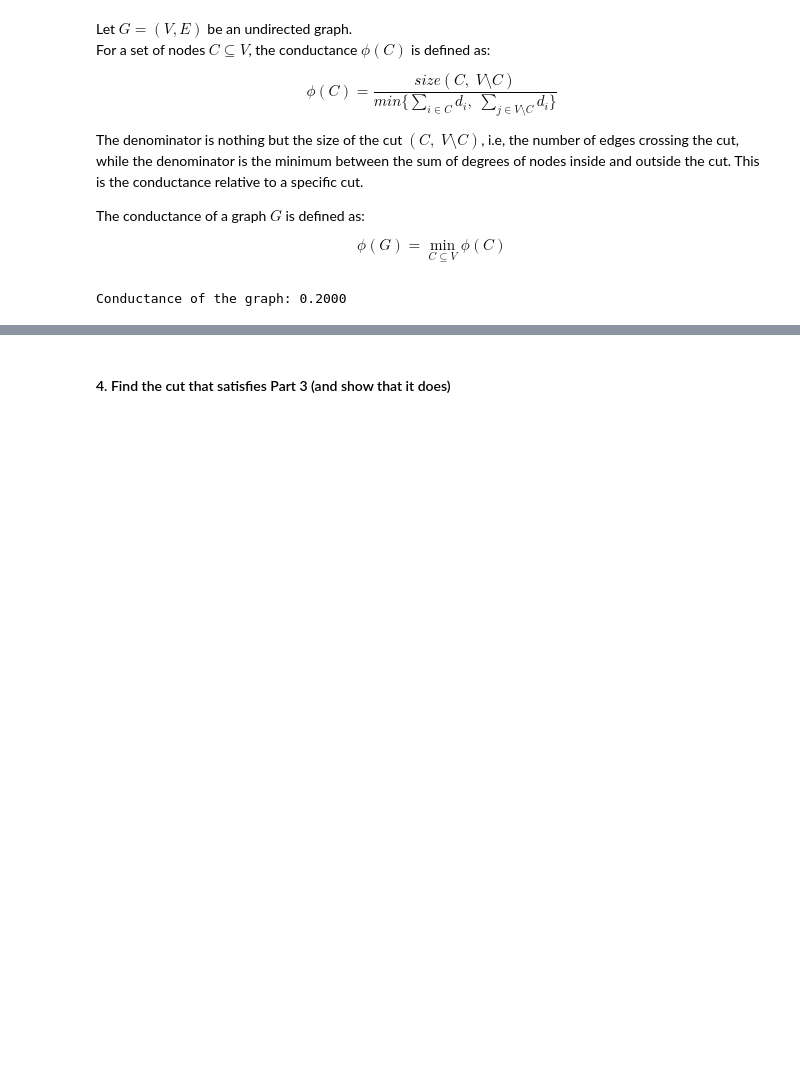
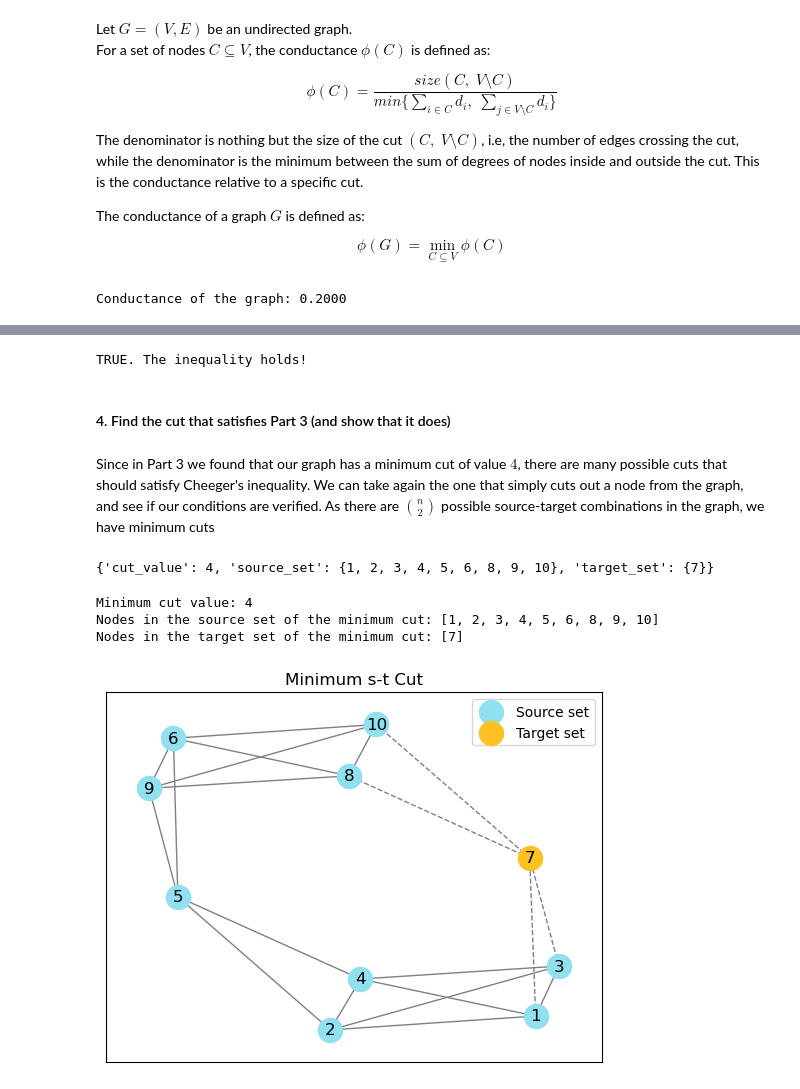
Before and after one commit to laacri/SNOM-social-networks, a Jupyter notebook: Homework/Problem2.ipynb, the cells around one changed output, grey strips where cells are left out. Saved outputs shown, nothing was run; the diff lists cells and outputs as text; code cells hidden in the pictures; blank space fills up the shorter version.

```diff
--- a/Homework/Problem2.ipynb
+++ b/Homework/Problem2.ipynb
@@ -412,2 +399,65 @@ matrix([[0.5, 1. ],
+# %%
+# Checking that Cheeger's Inequality holds
+def Cheeger_Inequality(l2, phi):
+    '''
+    Simple function that checks Cheeger's Inequality:
+        lambda2 / 2 <= phi <= sqrt(2 * lambda2)
+    Where:
+    - lambda2: second smallest eigenvalue of the normalized Laplacian matrix of G
+    - phi: conductance of the graph G of interest
+    '''
+
+    if l2 / 2 <= phi and phi <= np.sqrt(2 * l2):
+        print("TRUE. The inequality holds!")
+    else:
+        print("FALSE. The inequality doesn't hold.")
+    return
+
+Cheeger_Inequality(lambda2, conductance)
+# %% [output]
+TRUE. The inequality holds!
 # %% [markdown]
 #### 4. Find the cut that satisfies Part 3 (and show that it does)
+# %% [markdown]
+Since in Part 3 we found that our graph has a minimum cut of value $4$, there are many possible cuts that should satisfy Cheeger's inequality. We can take again the one that simply cuts out a node from the graph, and see if our conditions are verified. As there are $\binom{n}{2}$ possible source-target combinations in the graph, we have minimum cuts
+# %%
+my_cut = min_cut_result[(5, 7)]
+my_cut
+# %% [output]
+{'cut_value': 4, 'source_set': {1, 2, 3, 4, 5, 6, 8, 9, 10}, 'target_set': {7}}
+# %%
+cut_value = my_cut['cut_value']
+source_set = my_cut['source_set']
+target_set = my_cut['target_set']
+
+print(f"Minimum cut value: {cut_value}")
+print(f"Nodes in the source set of the minimum cut: {sorted(source_set)}")
+print(f"Nodes in the target set of the minimum cut: {sorted(target_set)}")
+
+# Identify cut edges
+cut_edges = []
+for u, v in G.edges():
+    if (u in source_set and v in target_set) or (u in target_set and v in source_set):
+        cut_edges.append((u, v))
+
+# Draw the graph
+pos = nx.spring_layout(G)  # positions for all nodes
+
+# Draw the graph with source set and target set
+nx.draw_networkx_nodes(G, pos, nodelist=source_set, node_color='#90e0ef', label="Source set")
+nx.draw_networkx_nodes(G, pos, nodelist=target_set, node_color='#ffc222', label="Target set") # f7a072 ffb200
+nx.draw_networkx_edges(G, pos, edgelist=[edge for edge in G.edges() if edge not in cut_edges], edge_color='gray')
+nx.draw_networkx_edges(G, pos, edgelist=cut_edges, edge_color='gray', style='dashed')
+# Add labels
+nx.draw_networkx_labels(G, pos)
+# Legend
+plt.legend()
+
+plt.title("Minimum s-t Cut")
+#plt.savefig("./images/minimum_s-t_cut.png")
+plt.show()
+# %% [output]
+Minimum cut value: 4
+Nodes in the source set of the minimum cut: [1, 2, 3, 4, 5, 6, 8, 9, 10]
+Nodes in the target set of the minimum cut: [7]
+[figure, added]
```
Also changed, not shown: parts of 15 cells of this notebook, 1 other file.
